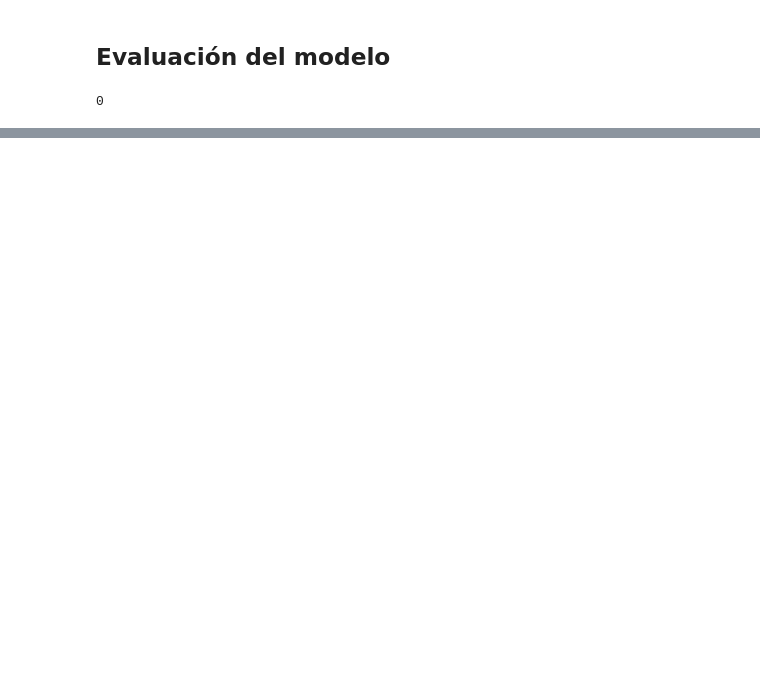
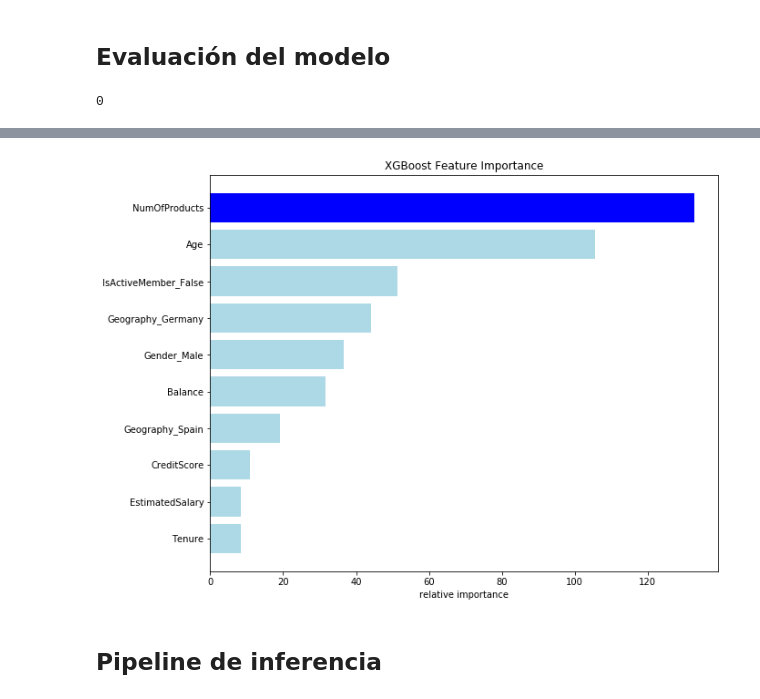
Before and after one commit to stivenlopezg/Churn-modelling, a Jupyter notebook: inference_pipeline.ipynb, the cells around one changed output, grey strips where cells are left out. Cells and saved outputs as stored; diff of their text form; code cells hidden in the pictures; blank space fills up the shorter version.

```diff
--- a/inference_pipeline.ipynb
+++ b/inference_pipeline.ipynb
@@ -201,0 +320,43 @@ The F1 score is: 0.64
+# %%
+features = {
+    'f0': 'CreditScore',
+    'f1': 'Age',
+    'f2': 'Tenure',
+    'f3': 'Balance',
+    'f4': 'NumOfProducts',
+    'f5': 'EstimatedSalary',
+    'f6': 'Geography_Spain',
+    'f7': 'Geography_Germany',
+    'f8': 'Gender_Male',
+    'f9': 'HasCrCard_False',
+    'f10': 'IsActiveMember_False'
+}
+# %%
+import numpy as np
+import matplotlib.pyplot as plt
+
+def plot_feature_importance(df: pd.DataFrame, col: str):
+    """
+    Take a dataframe and graph the barchart of the variable of interest
+    :param df:
+    :param col:
+    :return:
+    """
+    aux = df[col].sort_values(ascending=True)
+    bars = tuple(aux.index.tolist())
+    values = aux.values.tolist()
+    y_pos = np.arange(len(bars))
+    colors = ['lightblue'] * len(bars)
+    colors[-1] = 'blue'
+    plt.figure(figsize=(10, 8))
+    plt.barh(y_pos, values, color=colors)
+    plt.title('XGBoost Feature Importance')
+    plt.xlabel('relative importance')
+    plt.yticks(y_pos, bars)
+    return plt.show()
+# %%
+importance = model.get_score(importance_type='gain')
+importance = pd.DataFrame.from_dict({f'{key}': [value] for key, value in importance.items()}).T
+importance.columns = ['fscore']
+importance.rename(index=features, inplace=True)
+importance
@@ -202,3 +375,9 @@ The F1 score is: 0.64
+# %%
+plot_feature_importance(df=importance, col='fscore')
+# %% [output]
+[figure, added]
+# %% [markdown]
+## Pipeline de inferencia
 # %%
 scikit_preprocessor = preprocessor.create_model(env={"SAGEMAKER_DEFAULT_INVOCATIONS_ACCEPT": "text/csv"})
 xgboost = xgb.create_model()
```
Also changed, not shown: parts of 37 cells of this notebook.
